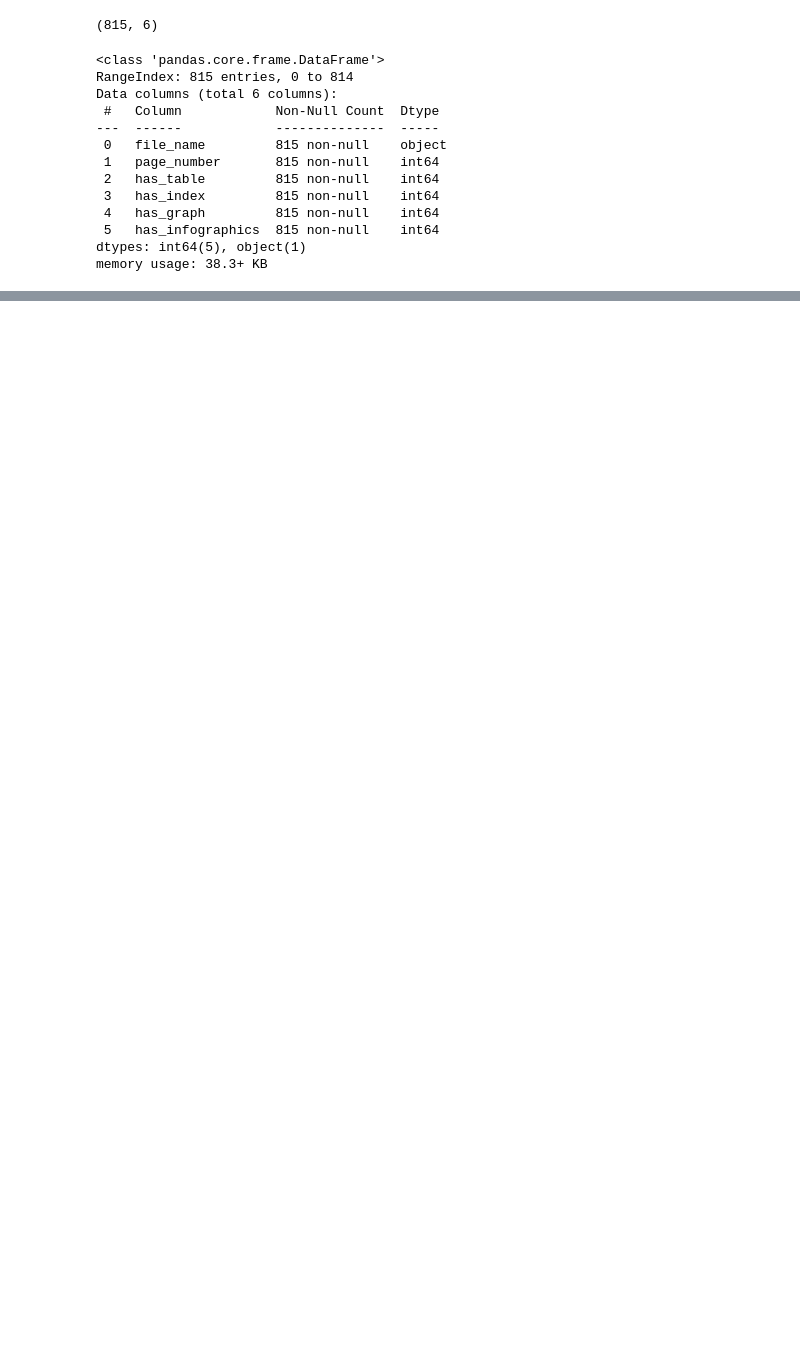
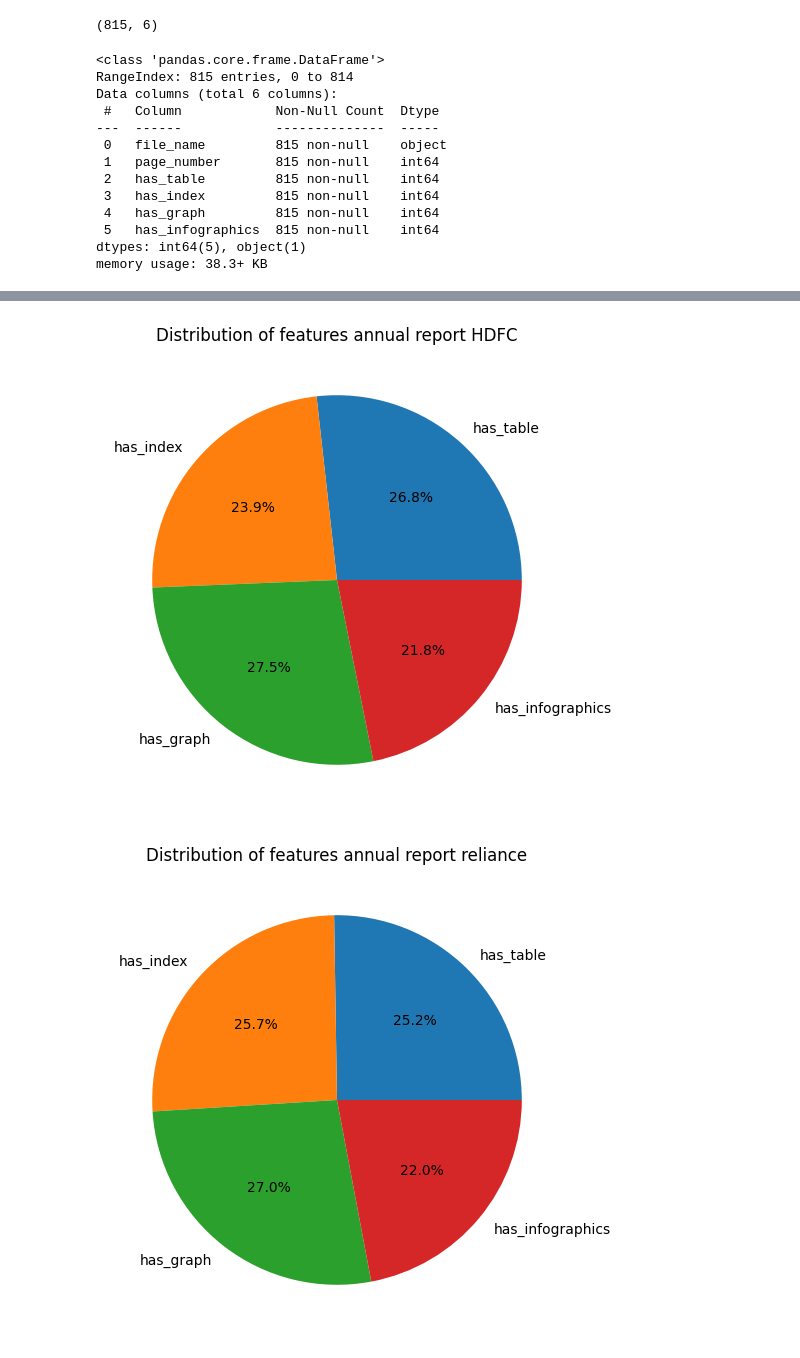
Before and after one commit to ashwinirathore/Backend-Synax, a Jupyter notebook: model_classification.ipynb, the cells around one changed output, grey strips where cells are left out. Saved outputs shown, nothing was run; the diff lists cells and outputs as text; code cells hidden in the pictures; blank space fills up the shorter version.

```diff
--- a/model_classification.ipynb
+++ b/model_classification.ipynb
@@ -68 +62,15 @@ has_infographics    203
 dtype: int64
+# %%
+group_cols = "file_name"
+cols = ["has_table", "has_index", "has_graph", "has_infographics"]
+
+for doc, group in df.groupby(group_cols):
+    counts = group[cols].sum()
+
+    plt.figure(figsize=(6,6))
+    plt.pie(counts , labels= counts.index , autopct='%1.1f%%')
+    plt.title(f"Distribution of features {doc}")
+    plt.show()
+# %% [output]
+[figure, added]
+[figure, added]
```
Also changed, not shown: parts of 7 cells of this notebook.
